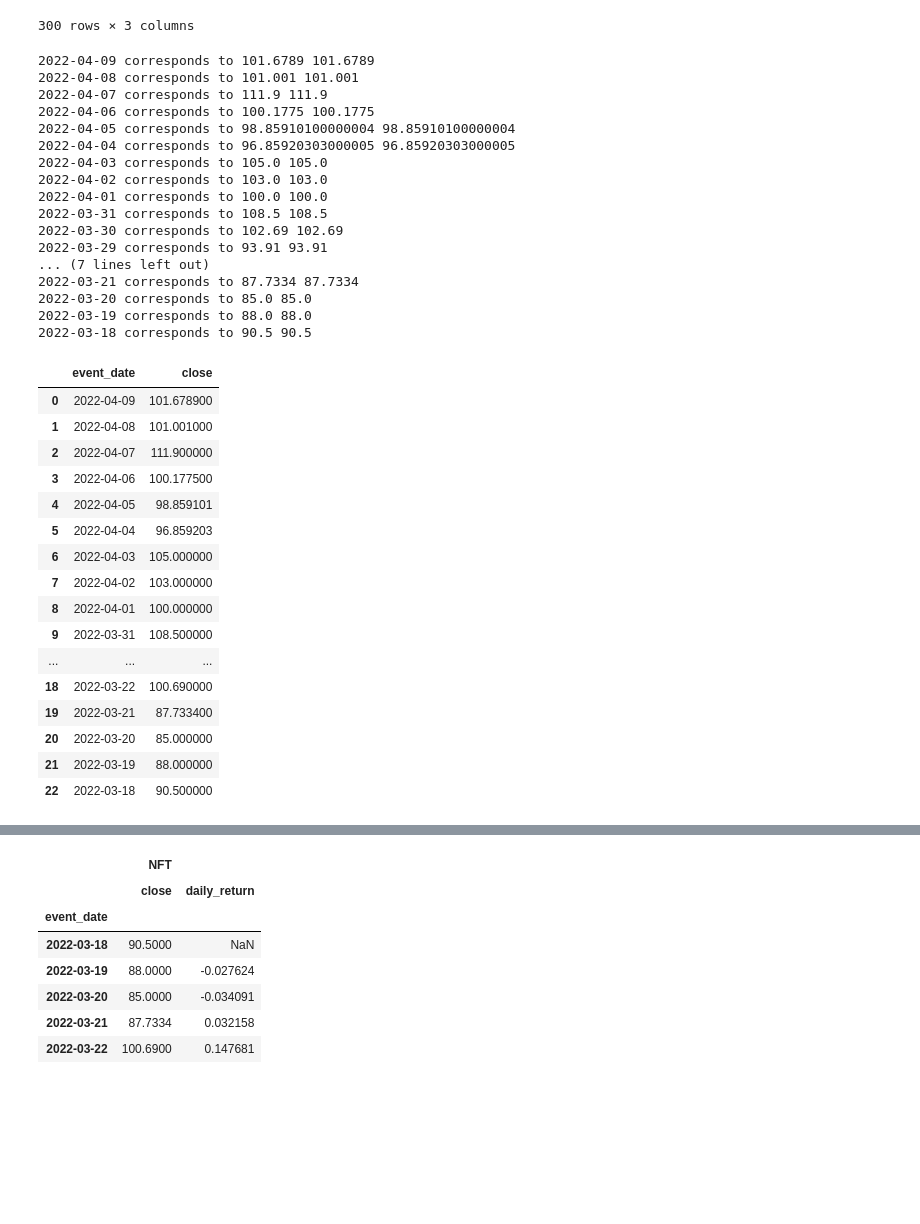
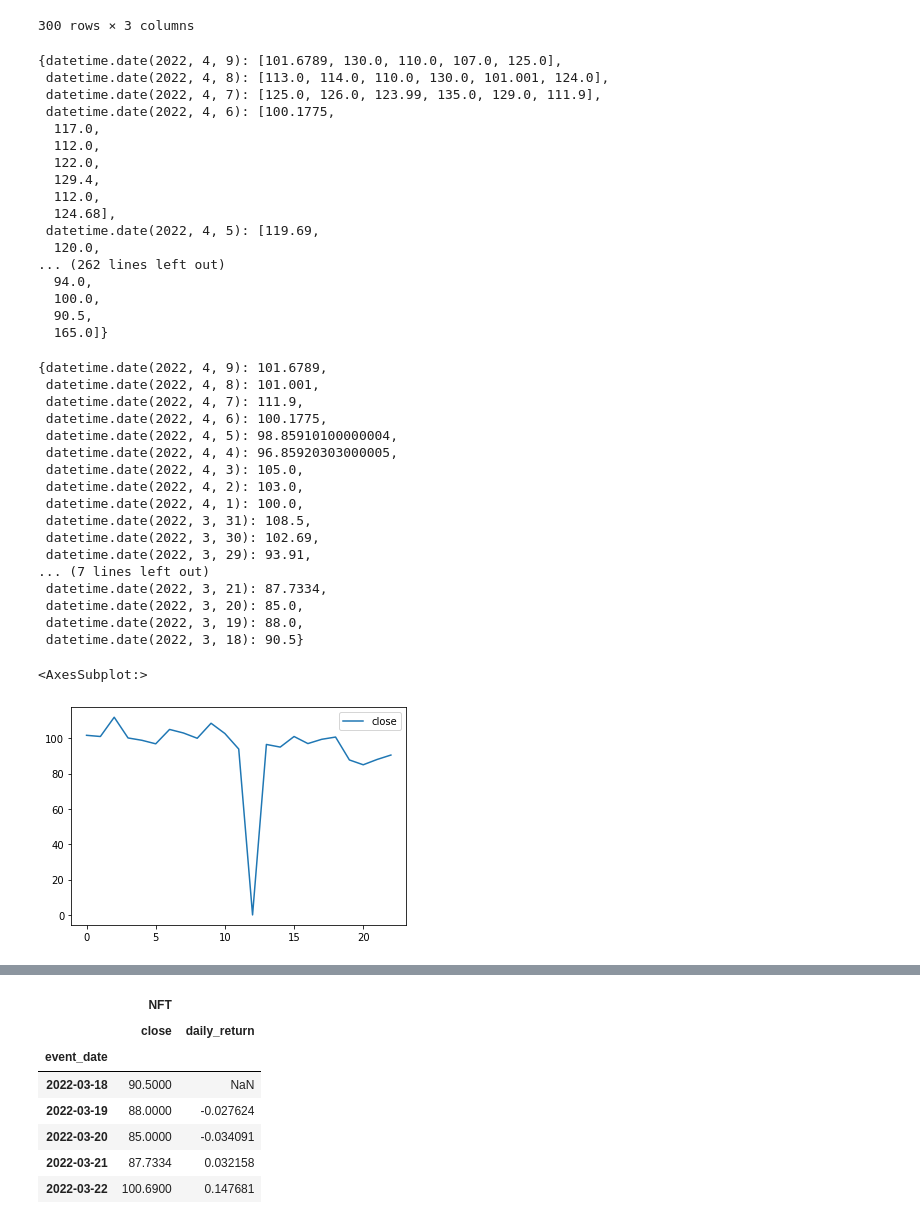
Before and after one commit to sameerlakhe/NFTPriceTrackerAndForecaster, a Jupyter notebook: nft_tracker.ipynb, the cells around one changed output, grey strips where cells are left out. Drawn from its saved outputs; the diff is of its cells as text; code cells hidden in the pictures; blank space fills up the shorter version.

```diff
--- a/nft_tracker.ipynb
+++ b/nft_tracker.ipynb
@@ -198,7 +198,25 @@ def consolidate_price_data_for_dates(df):
     return prices_per_day
 
 prices_per_day = consolidate_price_data_for_dates(nft_event_price_df)
-#prices_per_day
+prices_per_day
+# %% [output]
+{datetime.date(2022, 4, 9): [101.6789, 130.0, 110.0, 107.0, 125.0],
+ datetime.date(2022, 4, 8): [113.0, 114.0, 110.0, 130.0, 101.001, 124.0],
+ datetime.date(2022, 4, 7): [125.0, 126.0, 123.99, 135.0, 129.0, 111.9],
+ datetime.date(2022, 4, 6): [100.1775,
+  117.0,
+  112.0,
+  122.0,
+  129.4,
+  112.0,
+  124.68],
+ datetime.date(2022, 4, 5): [119.69,
+  120.0,
+... (262 lines left out)
+  94.0,
+  100.0,
+  90.5,
+  165.0]}
 # %%
 # once the dictonary is created with key as date and values as different prices for that date,
 # iterate over the dictionary, to get the lowest value for that date and create another dictionary
@@ -209,51 +227,36 @@ def get_floor_price_data(prices_per_day):
         prices_for_current_day = prices_per_day[key]
         floor_price_current_day = min(prices_for_current_day)
         floor_prices[key]= floor_price_current_day
-        print(key, 'corresponds to', floor_prices[key],floor_price_current_day)
+        #print(key, 'corresponds to', floor_prices[key],floor_price_current_day)
     return floor_prices
 
 floor_prices = get_floor_price_data(prices_per_day)
-#floor_prices
+floor_prices
 # %% [output]
-2022-04-09 corresponds to 101.6789 101.6789
-2022-04-08 corresponds to 101.001 101.001
-2022-04-07 corresponds to 111.9 111.9
-2022-04-06 corresponds to 100.1775 100.1775
-2022-04-05 corresponds to 98.85910100000004 98.85910100000004
-2022-04-04 corresponds to 96.85920303000005 96.85920303000005
-2022-04-03 corresponds to 105.0 105.0
-2022-04-02 corresponds to 103.0 103.0
-2022-04-01 corresponds to 100.0 100.0
-2022-03-31 corresponds to 108.5 108.5
-2022-03-30 corresponds to 102.69 102.69
-2022-03-29 corresponds to 93.91 93.91
+{datetime.date(2022, 4, 9): 101.6789,
+ datetime.date(2022, 4, 8): 101.001,
+ datetime.date(2022, 4, 7): 111.9,
+ datetime.date(2022, 4, 6): 100.1775,
+ datetime.date(2022, 4, 5): 98.85910100000004,
+ datetime.date(2022, 4, 4): 96.85920303000005,
+ datetime.date(2022, 4, 3): 105.0,
+ datetime.date(2022, 4, 2): 103.0,
+ datetime.date(2022, 4, 1): 100.0,
+ datetime.date(2022, 3, 31): 108.5,
+ datetime.date(2022, 3, 30): 102.69,
+ datetime.date(2022, 3, 29): 93.91,
 ... (7 lines left out)
-2022-03-21 corresponds to 87.7334 87.7334
-2022-03-20 corresponds to 85.0 85.0
-2022-03-19 corresponds to 88.0 88.0
-2022-03-18 corresponds to 90.5 90.5
+ datetime.date(2022, 3, 21): 87.7334,
+ datetime.date(2022, 3, 20): 85.0,
+ datetime.date(2022, 3, 19): 88.0,
+ datetime.date(2022, 3, 18): 90.5}
 # %%
 #df = pd.DataFrame.from_dict(floor_prices)
 df =pd.DataFrame(floor_prices.items(), columns=['event_date', 'close'])
-df
+df.plot()
 # %% [output]
-|  | event_date | close |
-| 0 | 2022-04-09 | 101.678900 |
-| 1 | 2022-04-08 | 101.001000 |
-| 2 | 2022-04-07 | 111.900000 |
-| 3 | 2022-04-06 | 100.177500 |
-| 4 | 2022-04-05 | 98.859101 |
-| 5 | 2022-04-04 | 96.859203 |
-| 6 | 2022-04-03 | 105.000000 |
-| 7 | 2022-04-02 | 103.000000 |
-| 8 | 2022-04-01 | 100.000000 |
-| 9 | 2022-03-31 | 108.500000 |
-| ... | ... | ... |
-| 18 | 2022-03-22 | 100.690000 |
-| 19 | 2022-03-21 | 87.733400 |
-| 20 | 2022-03-20 | 85.000000 |
-| 21 | 2022-03-19 | 88.000000 |
-| 22 | 2022-03-18 | 90.500000 |
+<AxesSubplot:>
+[figure, added]
 # %%
 start_date = datetime.datetime(2022, 1, 10)
 end_date = datetime.datetime(2022, 4, 11)
```
Also changed, not shown: parts of 19 cells of this notebook, 5 other files.
